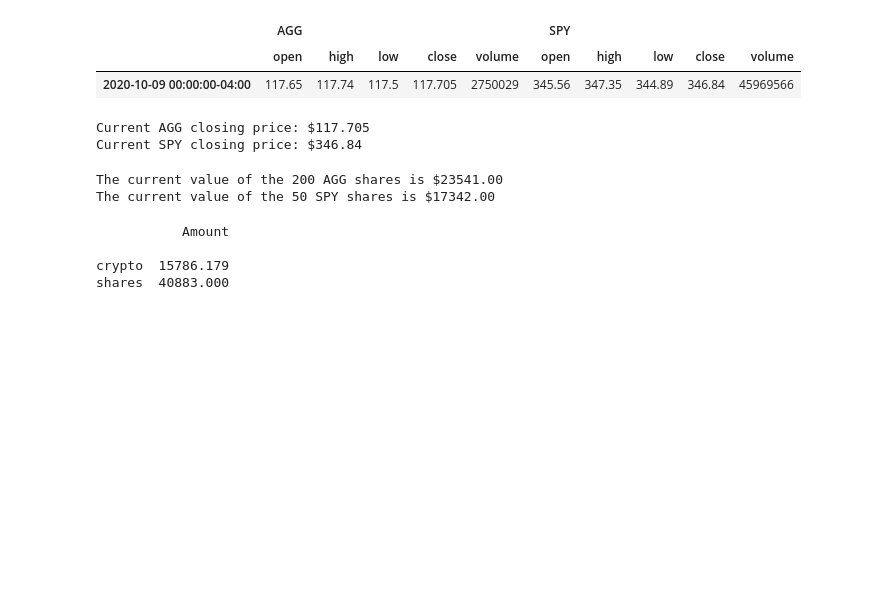
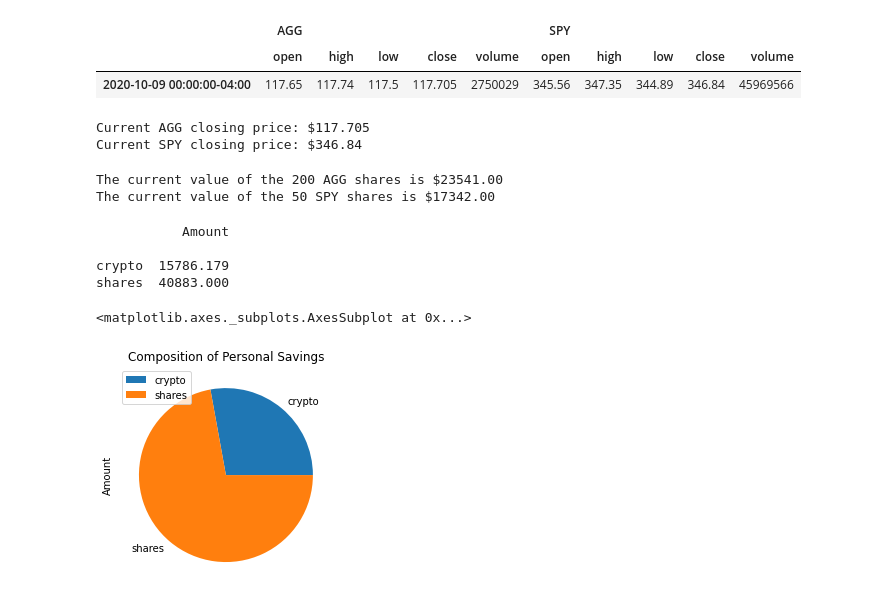
Before and after one commit to campbell8081/Unit05-APIsHW, a Jupyter notebook: financial-planner.ipynb, the cells around one changed output. Saved outputs shown, nothing was run; the diff lists cells and outputs as text; code cells hidden in the pictures; blank space fills up the shorter version.

Commit message:
added pie chart

```diff
--- a/financial-planner.ipynb
+++ b/financial-planner.ipynb
@@ -187,3 +187,7 @@ crypto  15786.179
 shares  40883.000
 # %%
 # Plot savings pie chart
+df_savings.plot.pie(y="Amount", title="Composition of Personal Savings")
+# %% [output]
+<matplotlib.axes._subplots.AxesSubplot at 0x...>
+[figure, added]
```
